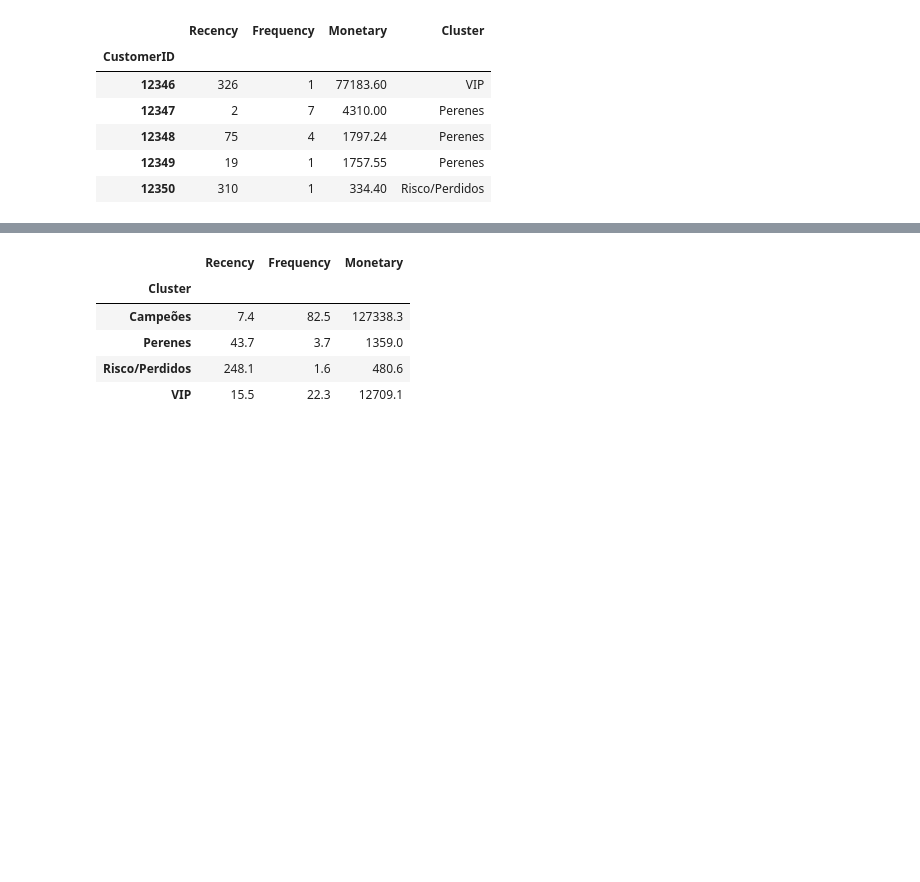
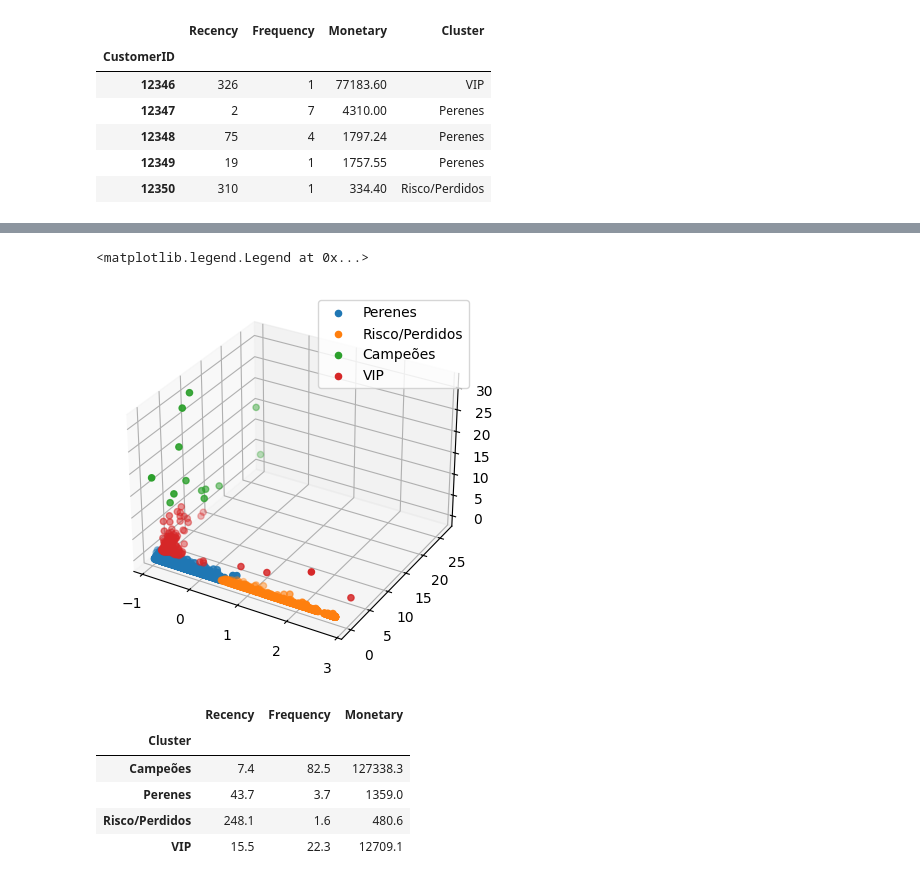
Before and after one commit to Gabriel-Menezes-Morais/Fictional-Retail-Analysis, a Jupyter notebook: Análise_Varejo.ipynb, the cells around one changed output, grey strips where cells are left out. Saved outputs shown, nothing was run; the diff lists cells and outputs as text; code cells hidden in the pictures; blank space fills up the shorter version.

```diff
--- a/Análise_Varejo.ipynb
+++ b/Análise_Varejo.ipynb
@@ -445,6 +468,7 @@ kmeans = KMeans(n_clusters=greaterK, init='k-means++', random_state=42)
 kmeans.fit(df_RFM_scaled)
 clusters = kmeans.predict(df_RFM_scaled) #labels
 
+df_RFM_scaled['Cluster'] = clusters
 df_RFM['Cluster'] = clusters
 
 df_RFM['Cluster'] = df_RFM['Cluster'].map({
@@ -466,3 +500,15 @@ df_RFM.head()
+# %%
+#plotting clusters
+
+fig = plt.figure()
+ax = fig.add_subplot(projection='3d')
+for i, j in {0: 'Perenes', 1: 'Risco/Perdidos', 2: 'Campeões', 3: 'VIP'}.items():
+  cluster = df_RFM_scaled[df_RFM_scaled['Cluster'] == i]
+  ax.scatter(cluster['Recency'], cluster['Frequency'], cluster['Monetary'], label=j)
+ax.legend()
+# %% [output]
+<matplotlib.legend.Legend at 0x...>
+[figure, added]
 # %%
 cluster_analysis = df_RFM.groupby('Cluster').agg({
     'Recency': 'mean',
```
Also changed, not shown: parts of 60 cells of this notebook.
